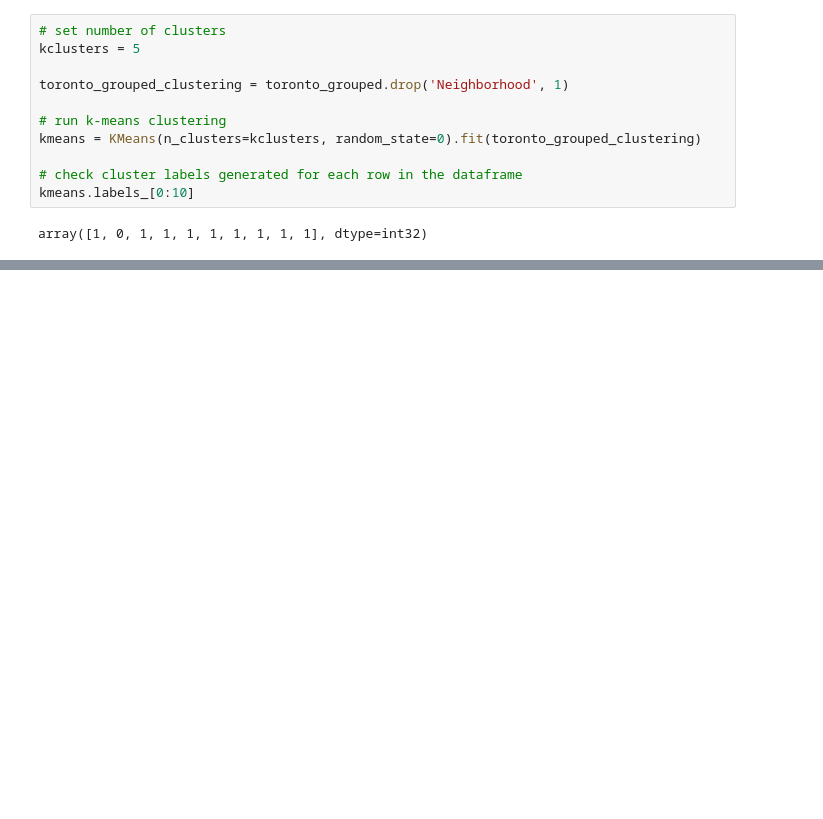
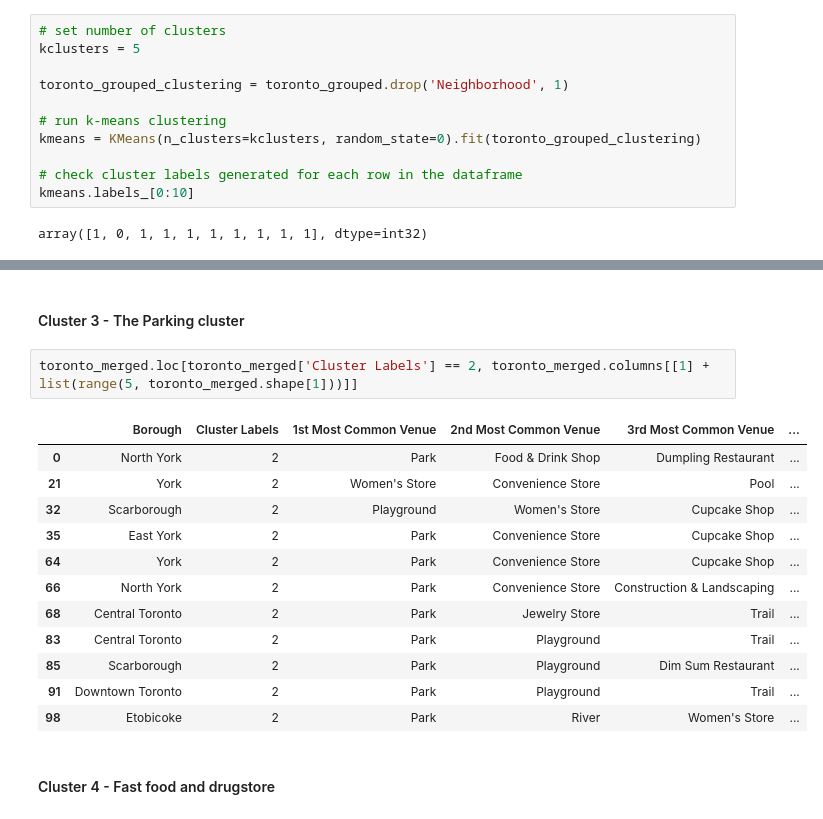
Before and after one commit to andresdq/Coursera_Capstone, a Jupyter notebook: Toronto neighborhood ADQ copy 2.ipynb, the cells around one changed output, grey strips where cells are left out. Saved outputs shown, nothing was run; the diff lists cells and outputs as text; blank space fills up the shorter version.

```diff
--- a/Toronto neighborhood ADQ copy 2.ipynb
+++ b/Toronto neighborhood ADQ copy 2.ipynb
@@ -576,0 +662,19 @@ TypeError: unsupported operand type(s) for -: 'str' and 'int'
+# %% [markdown]
+#### Cluster 3 - The Parking cluster
+# %%
+toronto_merged.loc[toronto_merged['Cluster Labels'] == 2, toronto_merged.columns[[1] + list(range(5, toronto_merged.shape[1]))]]
+# %% [output]
+|  | Borough | Cluster Labels | 1st Most Common Venue | 2nd Most Common Venue | 3rd Most Common Venue | ... |
+| 0 | North York | 2 | Park | Food & Drink Shop | Dumpling Restaurant | ... |
+| 21 | York | 2 | Women's Store | Convenience Store | Pool | ... |
+| 32 | Scarborough | 2 | Playground | Women's Store | Cupcake Shop | ... |
+| 35 | East York | 2 | Park | Convenience Store | Cupcake Shop | ... |
+| 64 | York | 2 | Park | Convenience Store | Cupcake Shop | ... |
+| 66 | North York | 2 | Park | Convenience Store | Construction & Landscaping | ... |
+| 68 | Central Toronto | 2 | Park | Jewelry Store | Trail | ... |
+| 83 | Central Toronto | 2 | Park | Playground | Trail | ... |
+| 85 | Scarborough | 2 | Park | Playground | Dim Sum Restaurant | ... |
+| 91 | Downtown Toronto | 2 | Park | Playground | Trail | ... |
+| 98 | Etobicoke | 2 | Park | River | Women's Store | ... |
+# %% [markdown]
+#### Cluster 4 - Fast food and drugstore
```
Also changed, not shown: parts of 18 cells of this notebook.
